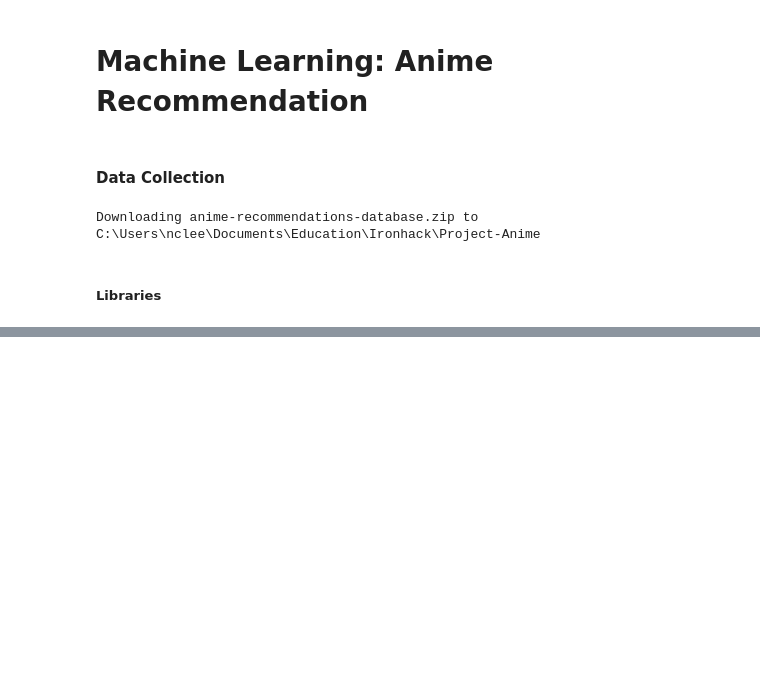
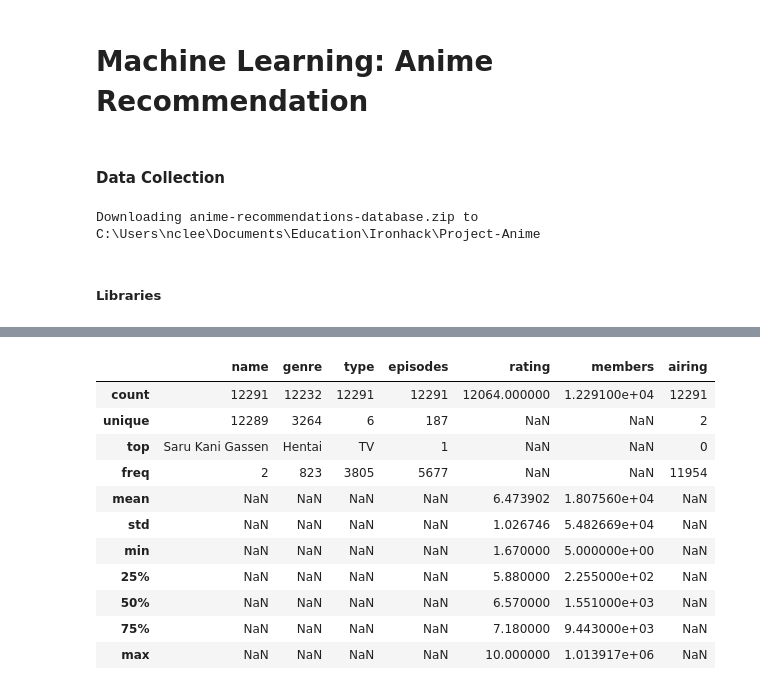
Before and after one commit to nclee17/Machine-Learning-Anime-Recommendation, a Jupyter notebook: Machine Learning.ipynb, the cells around one changed output, grey strips where cells are left out. Cells and saved outputs as stored; diff of their text form; code cells hidden in the pictures; blank space fills up the shorter version.

```diff
--- a/Machine Learning.ipynb
+++ b/Machine Learning.ipynb
@@ -24,0 +217,15 @@ import scipy.stats as st
+# %%
+anime.describe(include="all")
+# %% [output]
+|  | name | genre | type | episodes | rating | members | airing |
+| count | 12291 | 12232 | 12291 | 12291 | 12064.000000 | 1.229100e+04 | 12291 |
+| unique | 12289 | 3264 | 6 | 187 | NaN | NaN | 2 |
+| top | Saru Kani Gassen | Hentai | TV | 1 | NaN | NaN | 0 |
+| freq | 2 | 823 | 3805 | 5677 | NaN | NaN | 11954 |
+| mean | NaN | NaN | NaN | NaN | 6.473902 | 1.807560e+04 | NaN |
+| std | NaN | NaN | NaN | NaN | 1.026746 | 5.482669e+04 | NaN |
+| min | NaN | NaN | NaN | NaN | 1.670000 | 5.000000e+00 | NaN |
+| 25% | NaN | NaN | NaN | NaN | 5.880000 | 2.255000e+02 | NaN |
+| 50% | NaN | NaN | NaN | NaN | 6.570000 | 1.551000e+03 | NaN |
+| 75% | NaN | NaN | NaN | NaN | 7.180000 | 9.443000e+03 | NaN |
+| max | NaN | NaN | NaN | NaN | 10.000000 | 1.013917e+06 | NaN |
```
Also changed, not shown: parts of 24 cells of this notebook.
